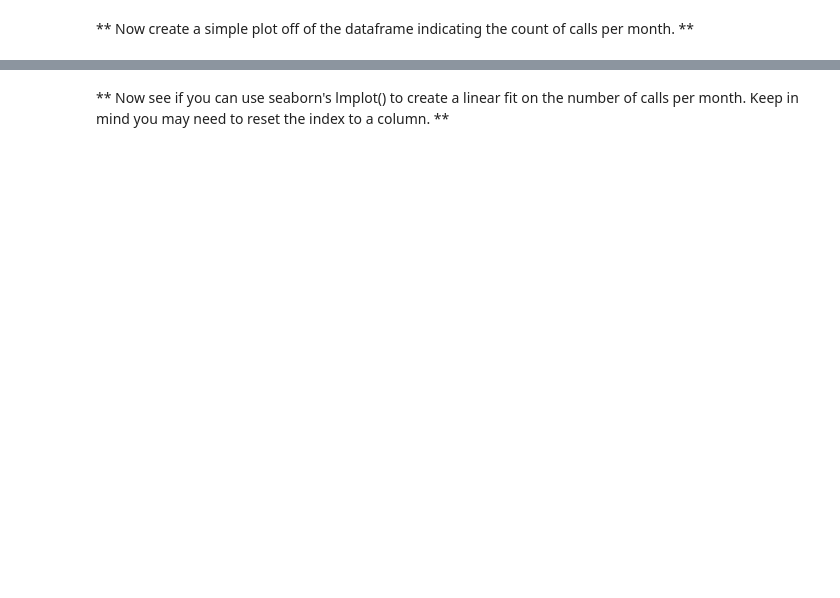
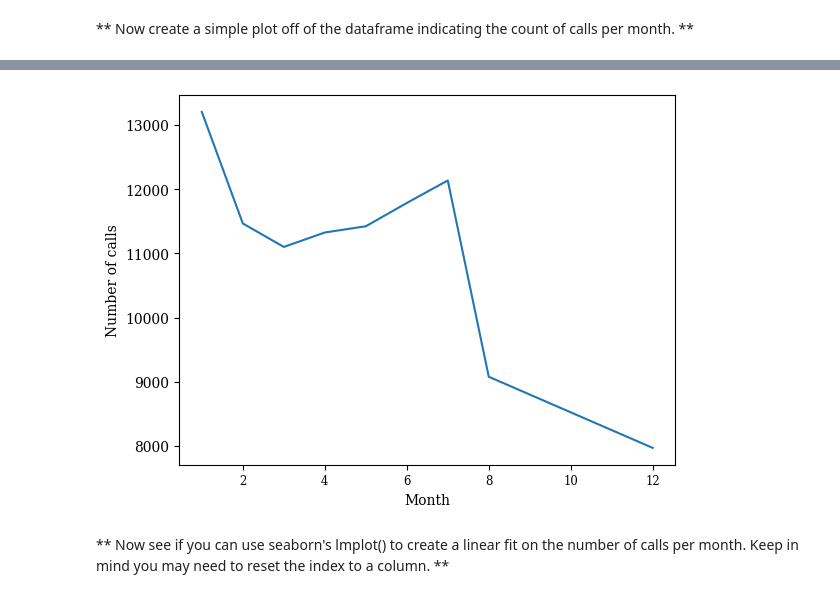
Before and after one commit to doubleyoushinamide/Capstone_Projects, a Jupyter notebook: 911_call_center_data/01-911 Calls Data Capstone Project.ipynb, the cells around one changed output, grey strips where cells are left out. Saved outputs shown, nothing was run; the diff lists cells and outputs as text; code cells hidden in the pictures; blank space fills up the shorter version.

```diff
--- a/911_call_center_data/01-911 Calls Data Capstone Project.ipynb
+++ b/911_call_center_data/01-911 Calls Data Capstone Project.ipynb
@@ -415,0 +397,3 @@ _____
+# %%
+by_month = df.groupby(by='Month').count()
+by_month.head(5)
@@ -422,2 +413,8 @@ _____
+# %%
+ax = sns.lineplot(data=by_month, x='Month', y='Day of Week')
+ax.set_ylabel('Number of calls')
+plt.savefig('/Users/mac/Desktop/file.png', dpi = 300, bbox_inches = 'tight')
+# %% [output]
+[figure, added]
 # %% [markdown]
 ** Now see if you can use seaborn's lmplot() to create a linear fit on the number of calls per month. Keep in mind you may need to reset the index to a column. **
```
Also changed, not shown: parts of 32 cells of this notebook, 1 other file.
